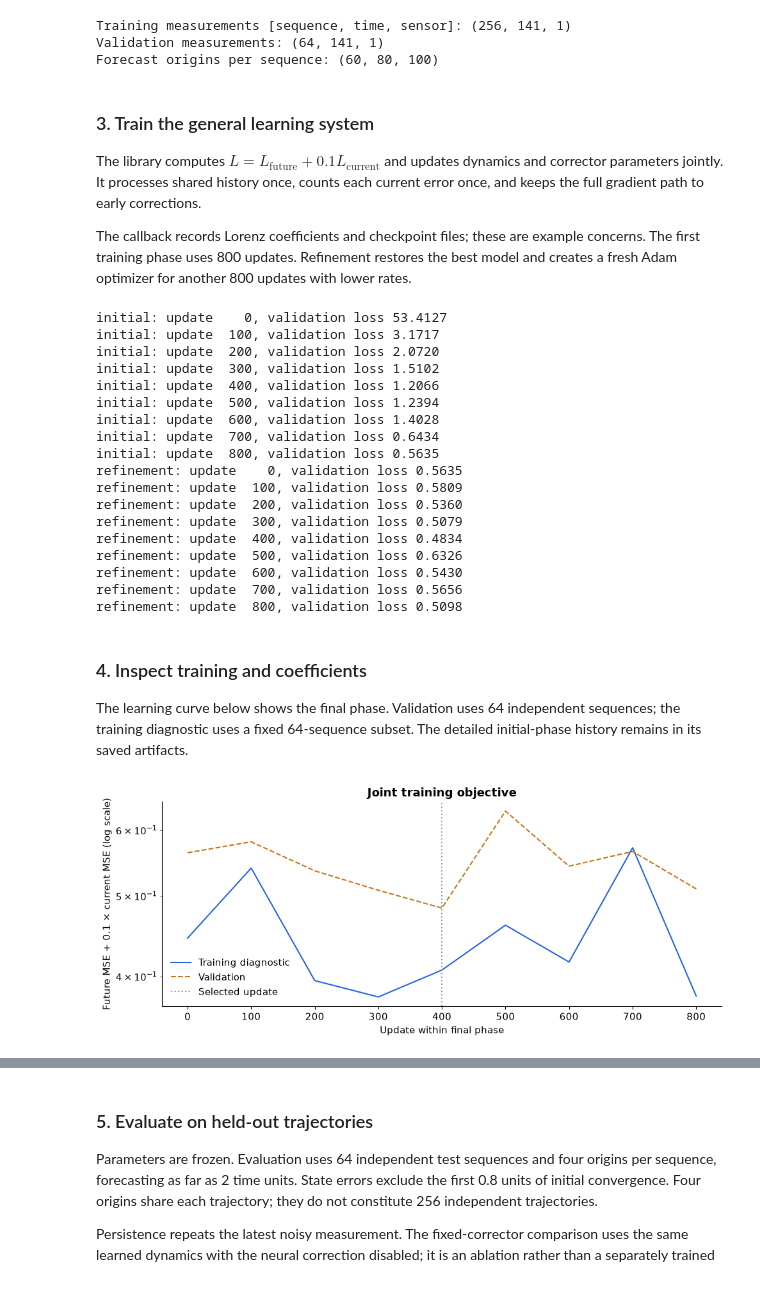
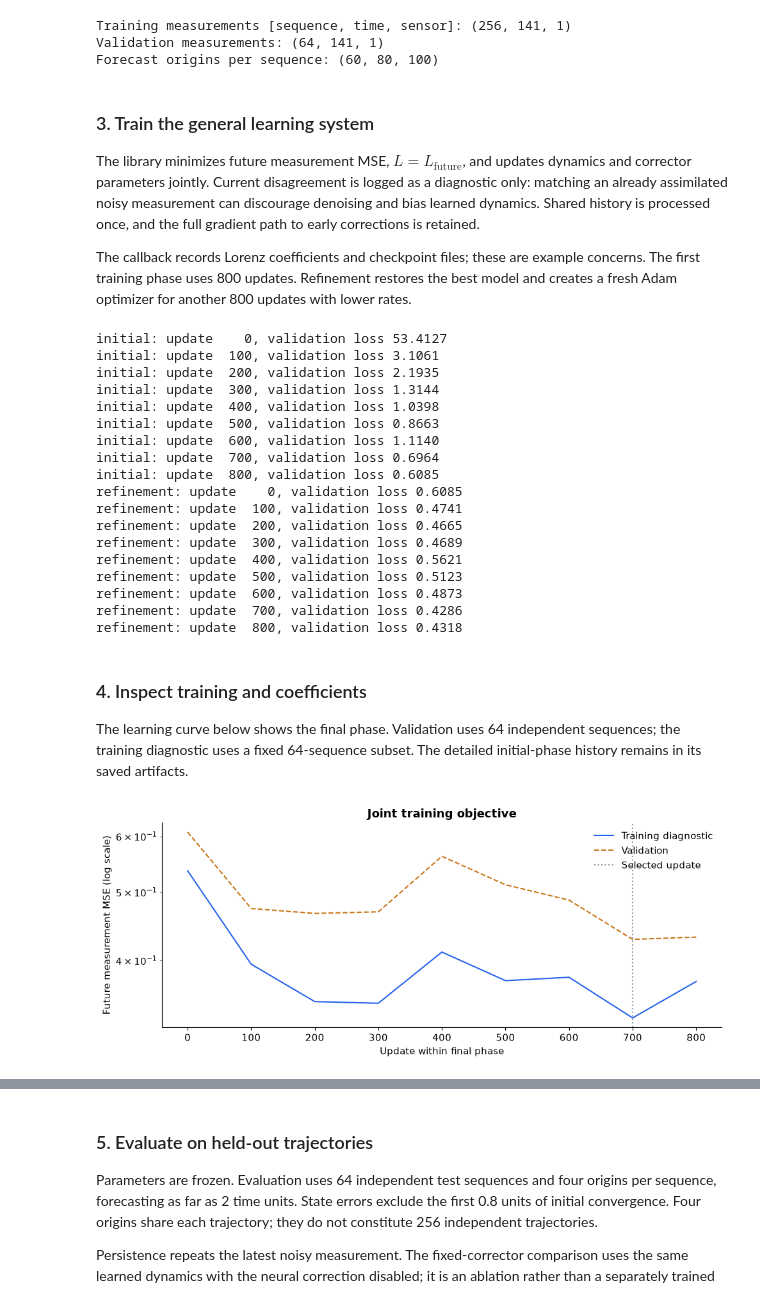
Before and after one commit to NirC1/state-forecast, a Jupyter notebook: notebooks/lorenz.ipynb, the cells around one changed output, grey strips where cells are left out. Saved outputs shown, nothing was run; the diff lists cells and outputs as text; code cells hidden in the pictures.

```diff
--- a/notebooks/lorenz.ipynb
+++ b/notebooks/lorenz.ipynb
@@ -167,10 +167,11 @@ Forecast origins per sequence: (60, 80, 100)
 # %% [markdown]
 ### 3. Train the general learning system
 
-The library computes
-$L=L_{\mathrm{future}}+0.1L_{\mathrm{current}}$ and updates dynamics and corrector
-parameters jointly. It processes shared history once, counts each current error
-once, and keeps the full gradient path to early corrections.
+The library minimizes future measurement MSE, $L=L_{\mathrm{future}}$, and
+updates dynamics and corrector parameters jointly. Current disagreement is
+logged as a diagnostic only: matching an already assimilated noisy measurement
+can discourage denoising and bias learned dynamics. Shared history is processed
+once, and the full gradient path to early corrections is retained.
 
 The callback records Lorenz coefficients and checkpoint files; these are example
 concerns. The first training phase uses 800 updates. Refinement restores the best
@@ -191,7 +192,7 @@ for phase, updates, dynamics_lr, corrector_lr in phases:
         origins=tuple(config.origins), horizon=config.horizon,
         updates=updates, batch_size=config.batch_size,
         dynamics_lr=dynamics_lr, corrector_lr=corrector_lr,
-        current_weight=config.current_weight, validate_every=config.validate_every,
+        validate_every=config.validate_every,
         seed=config.seed + 20,
     )
     phase_folder = OUTPUT / phase
@@ -218,23 +219,23 @@ history = result.history
 best_step = result.best_step
 # %% [output]
 initial: update    0, validation loss 53.4127
-initial: update  100, validation loss 3.1717
-initial: update  200, validation loss 2.0720
-initial: update  300, validation loss 1.5102
-initial: update  400, validation loss 1.2066
-initial: update  500, validation loss 1.2394
-initial: update  600, validation loss 1.4028
-initial: update  700, validation loss 0.6434
-initial: update  800, validation loss 0.5635
-refinement: update    0, validation loss 0.5635
-refinement: update  100, validation loss 0.5809
-refinement: update  200, validation loss 0.5360
-refinement: update  300, validation loss 0.5079
-refinement: update  400, validation loss 0.4834
-refinement: update  500, validation loss 0.6326
-refinement: update  600, validation loss 0.5430
-refinement: update  700, validation loss 0.5656
-refinement: update  800, validation loss 0.5098
+initial: update  100, validation loss 3.1061
+initial: update  200, validation loss 2.1935
+initial: update  300, validation loss 1.3144
+initial: update  400, validation loss 1.0398
+initial: update  500, validation loss 0.8663
+initial: update  600, validation loss 1.1140
+initial: update  700, validation loss 0.6964
+initial: update  800, validation loss 0.6085
+refinement: update    0, validation loss 0.6085
+refinement: update  100, validation loss 0.4741
+refinement: update  200, validation loss 0.4665
+refinement: update  300, validation loss 0.4689
+refinement: update  400, validation loss 0.5621
+refinement: update  500, validation loss 0.5123
+refinement: update  600, validation loss 0.4873
+refinement: update  700, validation loss 0.4286
+refinement: update  800, validation loss 0.4318
 # %% [markdown]
 ### 4. Inspect training and coefficients
 
@@ -244,17 +245,17 @@ initial-phase history remains in its saved artifacts.
 # %%
 fig, ax = plt.subplots(figsize=(10, 4.2))
 steps = [row["step"] for row in history]
 ax.semilogy(steps, [row["train_loss"] for row in history], color=BLUE, label="Training diagnostic")
 ax.semilogy(steps, [row["val_loss"] for row in history], color=ORANGE, linestyle="--", label="Validation")
 ax.axvline(best_step, color=GRAY, linestyle=":", label="Selected update")
-ax.set(xlabel="Update within final phase", ylabel="Future MSE + 0.1 × current MSE (log scale)",
+ax.set(xlabel="Update within final phase", ylabel="Future measurement MSE (log scale)",
        title="Joint training objective")
 ax.grid(axis="y")
 ax.legend(frameon=False)
 fig.tight_layout()
 plt.show()
 # %% [output]
-[figure, old version]
+[figure, new version]
 # %%
 learned_coefficients = model.dynamics.rate_model.coefficients.detach().cpu().numpy()
 relative_errors = 100 * np.abs((learned_coefficients - TRUE_COEFFICIENTS) / TRUE_COEFFICIENTS)
```
Also changed, not shown: parts of 5 cells of this notebook, 12 other files.
